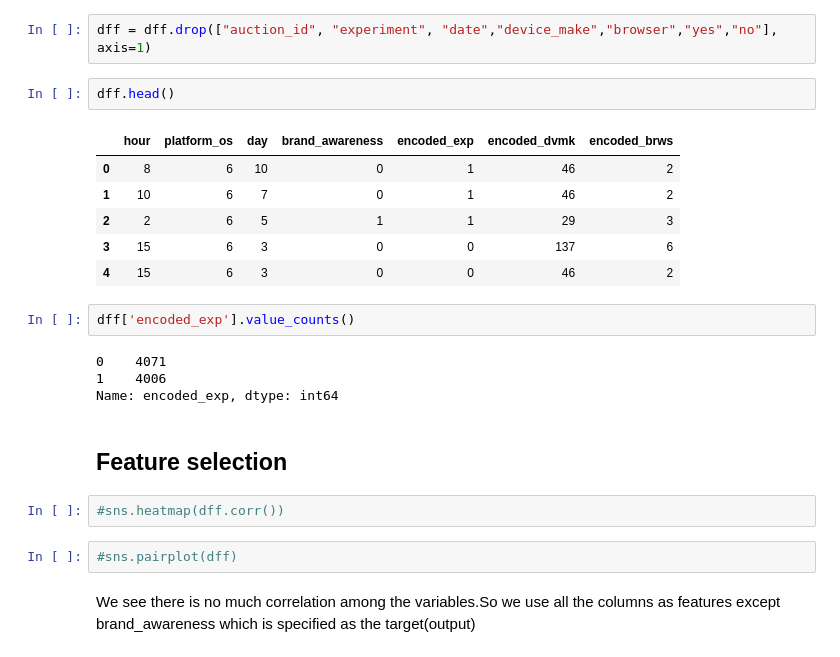
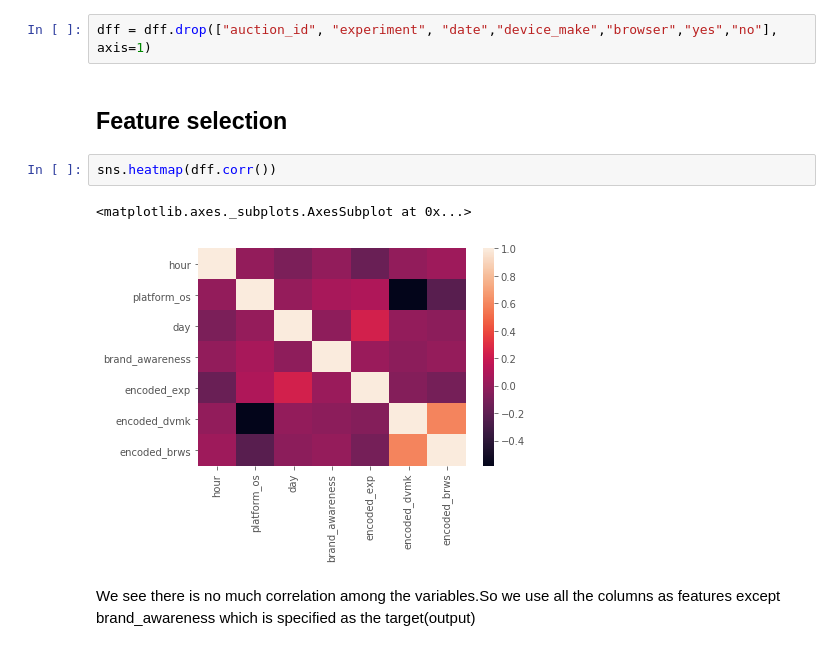
Before and after one commit to Ayebilla/DataScience_Learning, a Jupyter notebook: TenAcademy/week4/ABTest-ML.ipynb, the cells around one changed output. Cells and saved outputs as stored; diff of their text form.

```diff
--- a/TenAcademy/week4/ABTest-ML.ipynb
+++ b/TenAcademy/week4/ABTest-ML.ipynb
@@ -81,27 +55,13 @@ dff['encoded_dvmk'] = encoded_dvmk
 dff['encoded_brws'] = encoded_brws
 # %%
 dff = dff.drop(["auction_id", "experiment", "date","device_make","browser","yes","no"], axis=1)
-# %%
-dff.head()
-# %% [output]
-|  | hour | platform_os | day | brand_awareness | encoded_exp | encoded_dvmk | encoded_brws |
-| 0 | 8 | 6 | 10 | 0 | 1 | 46 | 2 |
-| 1 | 10 | 6 | 7 | 0 | 1 | 46 | 2 |
-| 2 | 2 | 6 | 5 | 1 | 1 | 29 | 3 |
-| 3 | 15 | 6 | 3 | 0 | 0 | 137 | 6 |
-| 4 | 15 | 6 | 3 | 0 | 0 | 46 | 2 |
-# %%
-dff['encoded_exp'].value_counts()
-# %% [output]
-0    4071
-1    4006
-Name: encoded_exp, dtype: int64
 # %% [markdown]
 ## Feature selection
 # %%
-#sns.heatmap(dff.corr())
+sns.heatmap(dff.corr())
+# %% [output]
+<matplotlib.axes._subplots.AxesSubplot at 0x...>
+[figure, added]
-# %%
-#sns.pairplot(dff)
 # %% [markdown]
 We see there is no much correlation among the variables.So we use all the columns as features except brand_awareness which is specified as the target(output)
 # %% [markdown]
```
Also changed, not shown: parts of 16 cells of this notebook.
